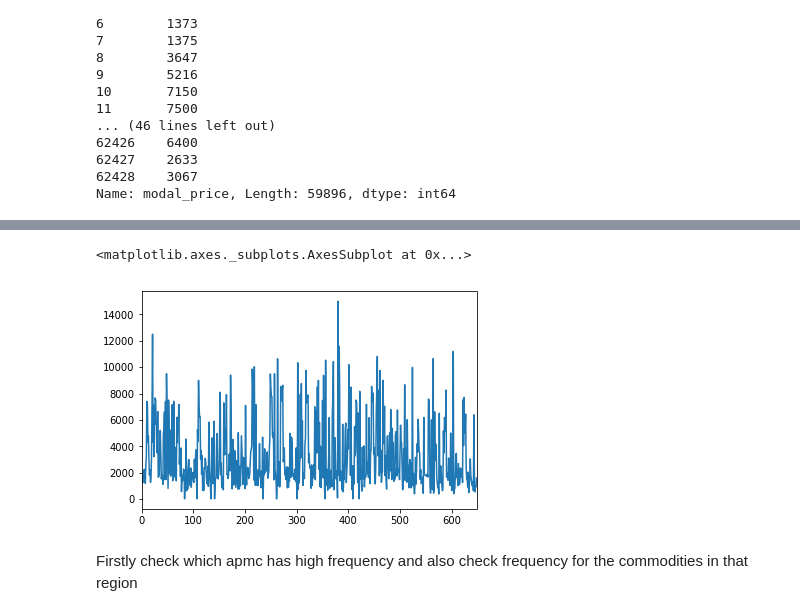
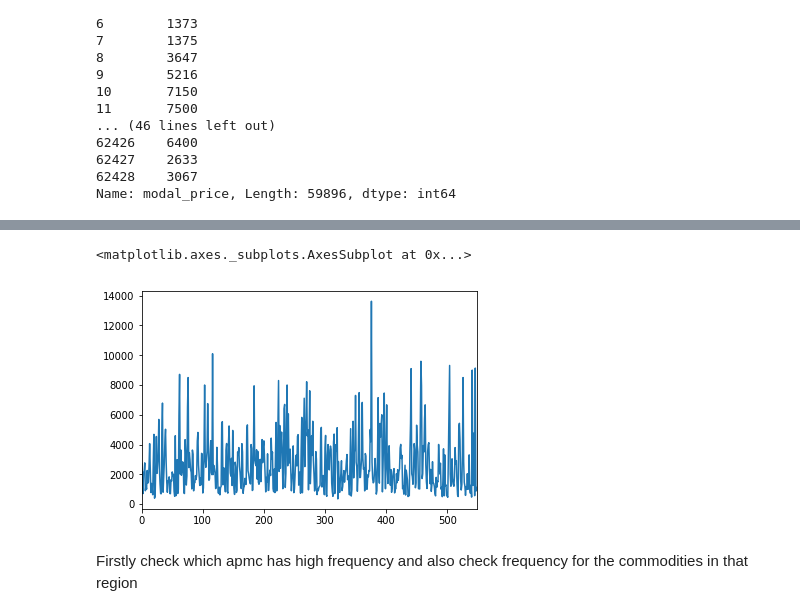
Before and after one commit to khwahish52/Social_Cops_Task_2019, a Jupyter notebook: Social_Cops_Intern_Task2.ipynb, the cells around one changed output, grey strips where cells are left out. Saved outputs shown, nothing was run; the diff lists cells and outputs as text; code cells hidden in the pictures.

```diff
--- a/Social_Cops_Intern_Task2.ipynb
+++ b/Social_Cops_Intern_Task2.ipynb
@@ -94,10 +94,10 @@ cmo_data.head()
 # %%
 cmo_data['Commodity'] = [i.lower() for i in cmo_data.Commodity.values]
 # %%
-sns.tsplot(cmo_data.loc[cmo_data["APMC" ]== "Ahmednagar","modal_price"])
+sns.tsplot(cmo_data.loc[cmo_data["APMC" ]== "Satara","modal_price"])
 # %% [output]
 <matplotlib.axes._subplots.AxesSubplot at 0x...>
-[figure, old version]
+[figure, new version]
 # %% [markdown]
 Firstly check which apmc has high frequency and also check frequency for the commodities in that region
 # %%
```
Also changed, not shown: parts of 21 cells of this notebook, 1 other file.
